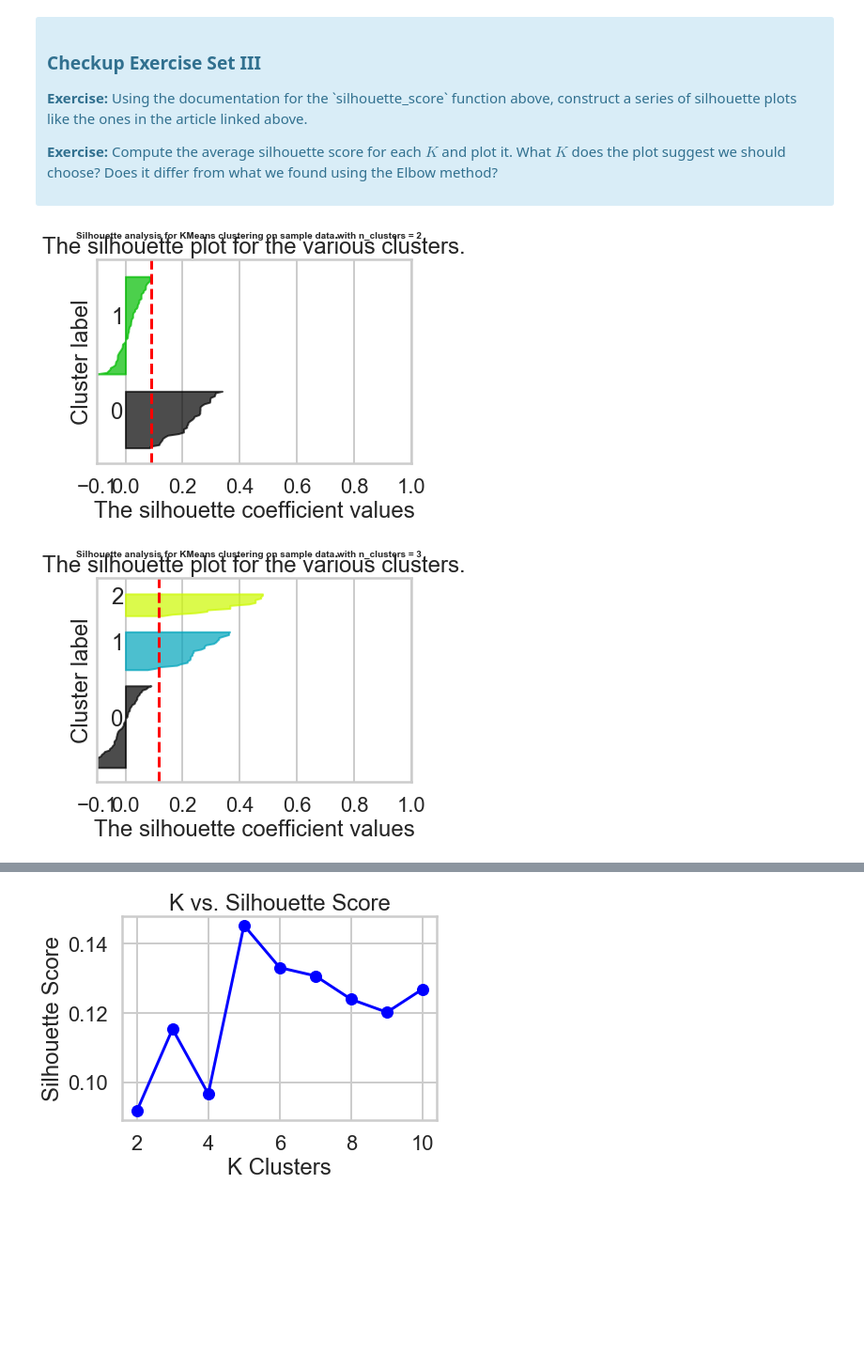
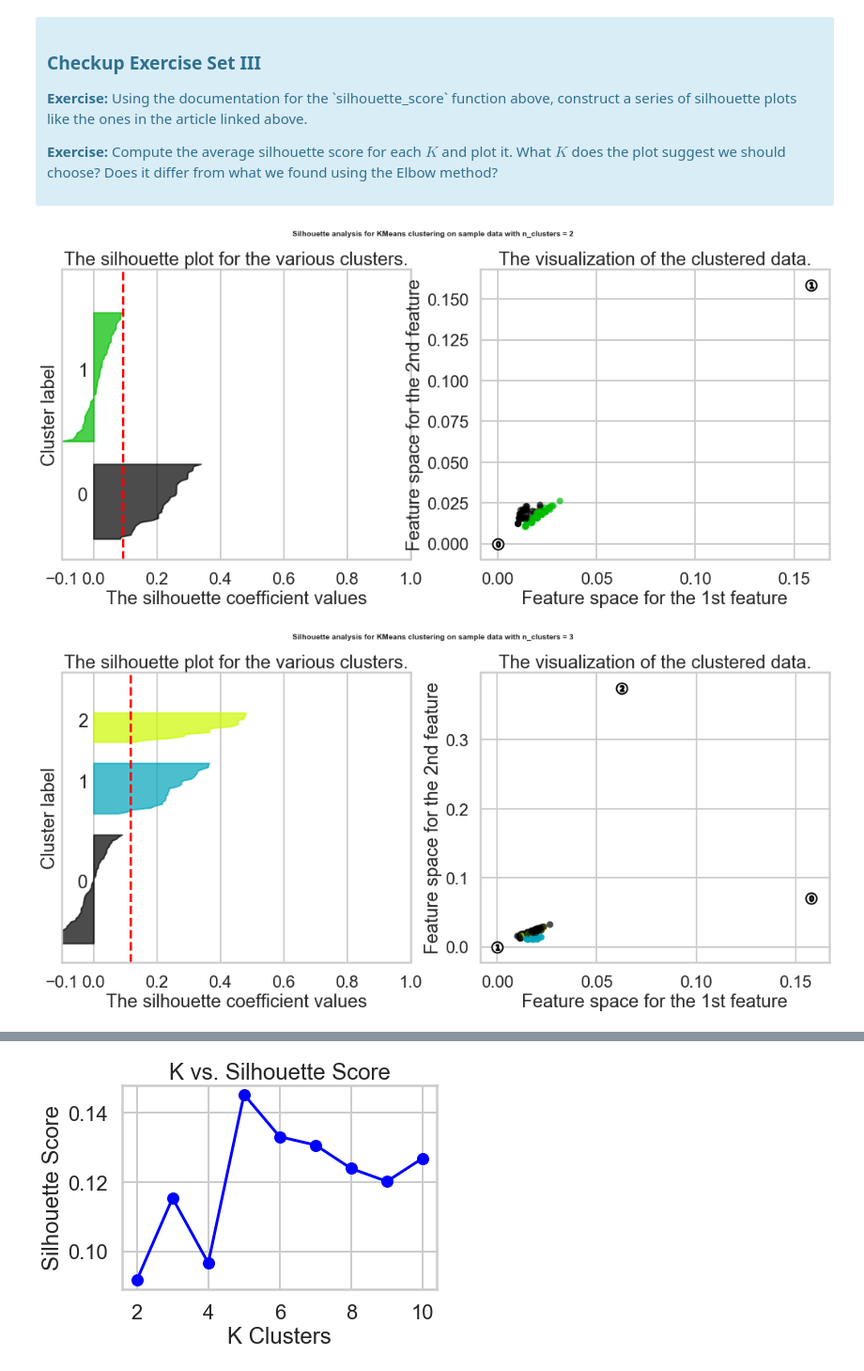
Before and after one commit to Haydost/Springboard_Portfolio, a Jupyter notebook: 10_ML_Clustering/Mini_Project_Clustering.ipynb, the cells around one changed output, grey strips where cells are left out. Shown at 94% size. Cells and saved outputs as stored; diff of their text form; code cells hidden in the pictures; blank space fills up the shorter version.

```diff
--- a/10_ML_Clustering/Mini_Project_Clustering.ipynb
+++ b/10_ML_Clustering/Mini_Project_Clustering.ipynb
@@ -181,13 +181,15 @@ import matplotlib.cm as cm
 
 for k in range(2,7):
     # create subplots
-    fig, ax = plt.subplots(1, 1)
-    fig.set_size_inches(6, 4)
+    #fig, ax = plt.subplots(1, 1)
+    #fig.set_size_inches(6, 4)
 
 
     # setup silhouette plot
-    ax.set_xlim([-0.1, 1])
-    ax.set_ylim([0, len(x_cols) + (k + 1) * 10])
+    ax1.set_xlim([-0.1, 1])
+    ax1.set_ylim([0, len(x_cols) + (k + 1) * 10])
+    fig, (ax1, ax2) = plt.subplots(1, 2)
+    fig.set_size_inches(18, 7)
 
     # initialize the model
     knn = KMeans(n_clusters=k, random_state=42)
@@ -203,40 +205,59 @@ for k in range(2,7):
     for i in range(k):
         # Aggregate the silhouette scores for samples belonging to
         # cluster i, and sort them
         ith_cluster_silhouette_values = \
             sample_silhouette_values[labels == i]
 
         ith_cluster_silhouette_values.sort()
 
         size_cluster_i = ith_cluster_silhouette_values.shape[0]
         y_upper = y_lower + size_cluster_i
 
         color = cm.nipy_spectral(float(i) / k)
-        ax.fill_betweenx(np.arange(y_lower, y_upper),
+        ax1.fill_betweenx(np.arange(y_lower, y_upper),
                           0, ith_cluster_silhouette_values,
                           facecolor=color, edgecolor=color, alpha=0.7)
 
         # Label the silhouette plots with their cluster numbers at the middle
-        ax.text(-0.05, y_lower + 0.5 * size_cluster_i, str(i))
+        ax1.text(-0.05, y_lower + 0.5 * size_cluster_i, str(i))
 
         # Compute the new y_lower for next plot
         y_lower = y_upper + 10  # 10 for the 0 samples
 
-    ax.set_title("The silhouette plot for the various clusters.")
-    ax.set_xlabel("The silhouette coefficient values")
-    ax.set_ylabel("Cluster label")
+    ax1.set_title("The silhouette plot for the various clusters.")
+    ax1.set_xlabel("The silhouette coefficient values")
+    ax1.set_ylabel("Cluster label")
 
     # The vertical line for average silhouette score of all the values
-    ax.axvline(x=silhouette_avg, color="red", linestyle="--")
+    ax1.axvline(x=silhouette_avg, color="red", linestyle="--")
 
-    ax.set_yticks([])  # Clear the yaxis labels / ticks
-    ax.set_xticks([-0.1, 0, 0.2, 0.4, 0.6, 0.8, 1])
+    ax1.set_yticks([])  # Clear the yaxis labels / ticks
+    ax1.set_xticks([-0.1, 0, 0.2, 0.4, 0.6, 0.8, 1])
+
+    # 2nd Plot showing the actual clusters formed
+    colors = cm.nipy_spectral(labels.astype(float) / k)
+    ax2.scatter(X[:, 0], X[:, 1], marker='.', s=300, lw=0, alpha=0.7,
+                c=colors, edgecolor='k')
+
+    # Labeling the clusters
+    centers = knn.cluster_centers_
+    # Draw white circles at cluster centers
+    ax2.scatter(centers[:, 0], centers[:, 1], marker='o',
+                c="white", alpha=1, s=200, edgecolor='k')
+
+    for i, c in enumerate(centers):
+        ax2.scatter(c[0], c[1], marker='$%d$' % i, alpha=1,
+                    s=50, edgecolor='k')
+
+    ax2.set_title("The visualization of the clustered data.")
+    ax2.set_xlabel("Feature space for the 1st feature")
+    ax2.set_ylabel("Feature space for the 2nd feature")
 
     plt.suptitle(("Silhouette analysis for KMeans clustering on sample data "
                   "with n_clusters = %d" % k),
                  fontsize=10, fontweight='bold')
 
 plt.show()
 # %% [output]
-[figure, old version]
+[figure, new version]
-[figure, old version]
+[figure, new version]
```
Also changed, not shown: parts of 1 cell of this notebook, 1 other file.
